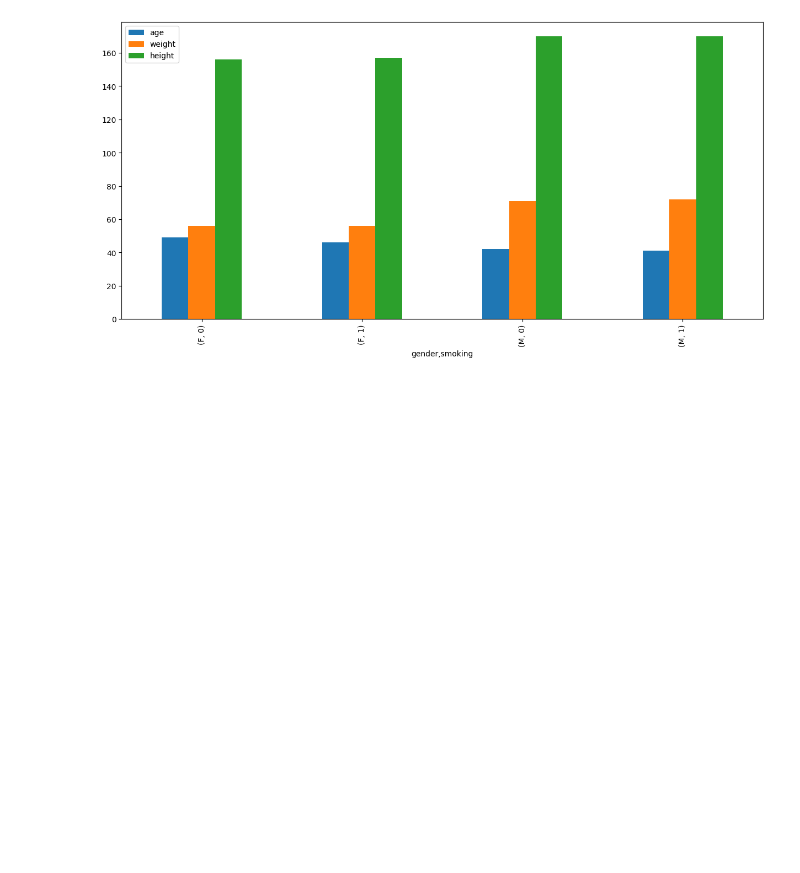
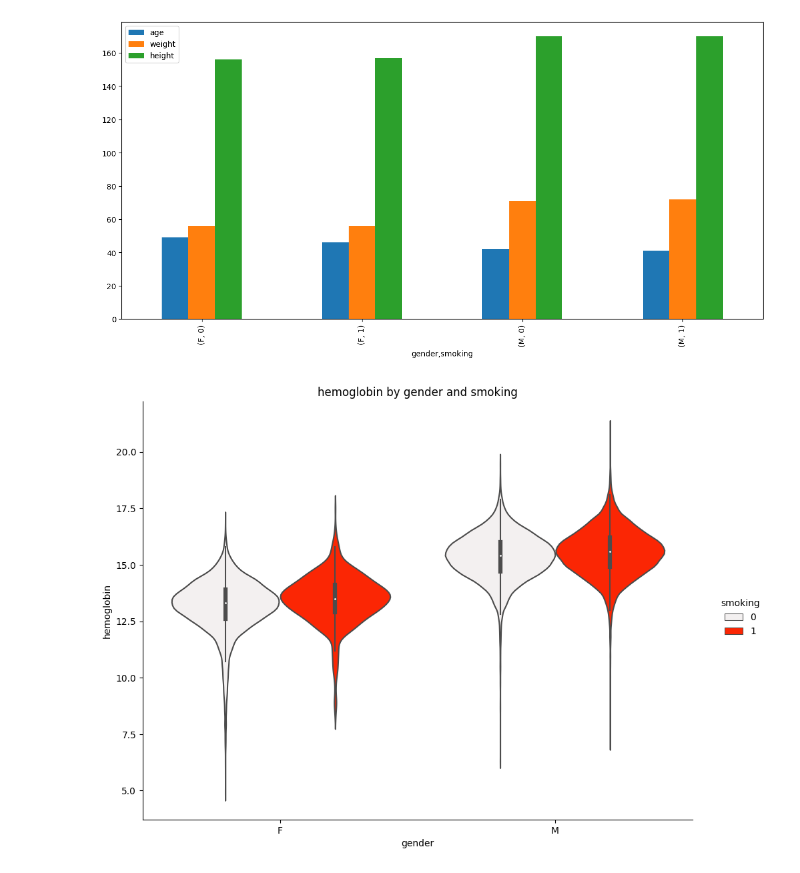
Before and after one commit to Renga1999/Data_Mining_Project_Body_Signal_due_to_smoking, a Jupyter notebook: Team2_python_project.ipynb, the cells around one changed output. Cells and saved outputs as stored; diff of their text form; code cells hidden in the pictures; blank space fills up the shorter version.

```diff
--- a/Team2_python_project.ipynb
+++ b/Team2_python_project.ipynb
@@ -413,3 +413,14 @@ summary.plot(kind="bar",figsize=(15,7))
 # %% [output]
 <AxesSubplot: xlabel='gender,smoking'>
 [figure]
+# %%
+import seaborn as sns
+sns.catplot(x = "gender",
+            y = "hemoglobin",
+            hue = "smoking",
+            kind = "violin",
+            color = '#FB2604',
+            data = df, saturation = 1, height = 7, aspect = 1.35,
+            margin_titles = True).set(title = "hemoglobin by gender and smoking");
+# %% [output]
+[figure, added]
```
Also changed, not shown: parts of 4 cells of this notebook.
